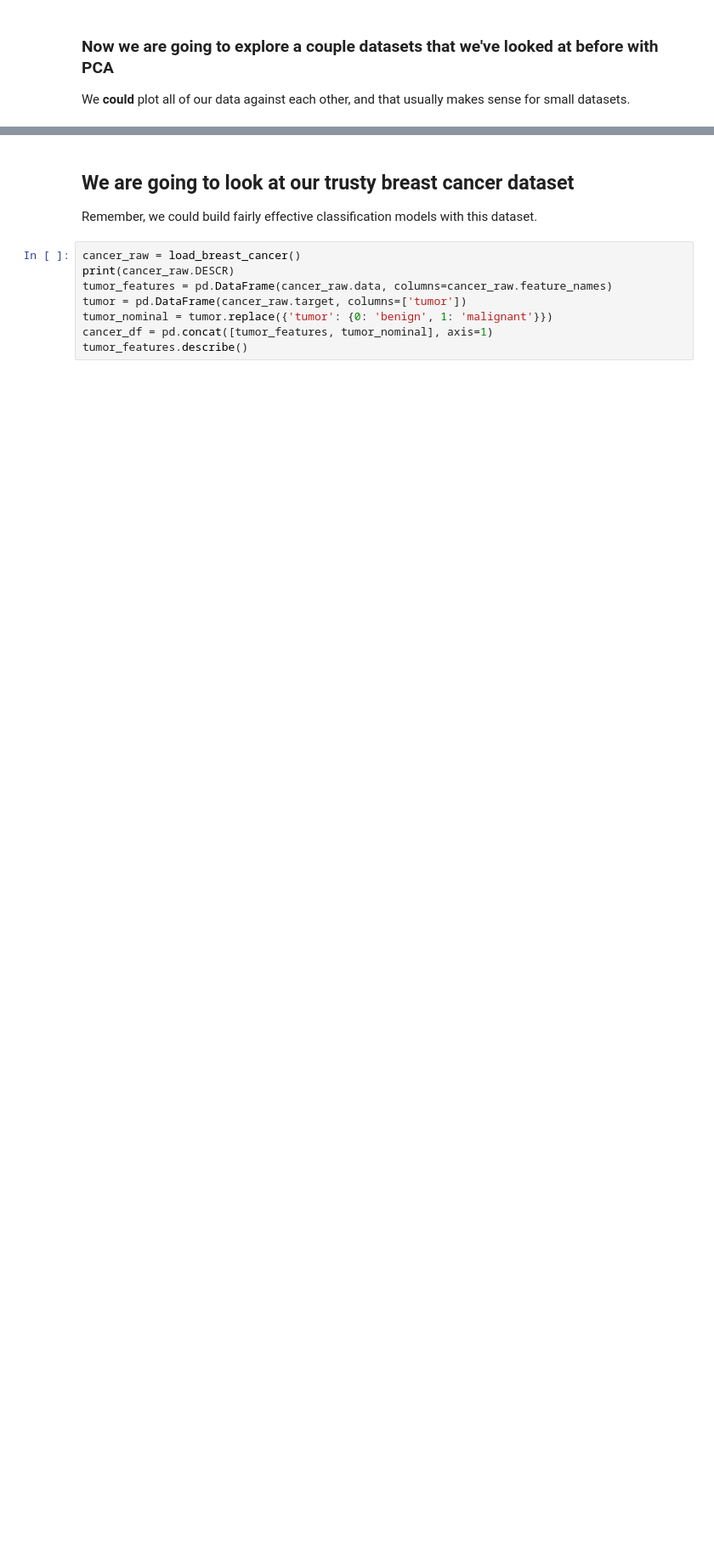
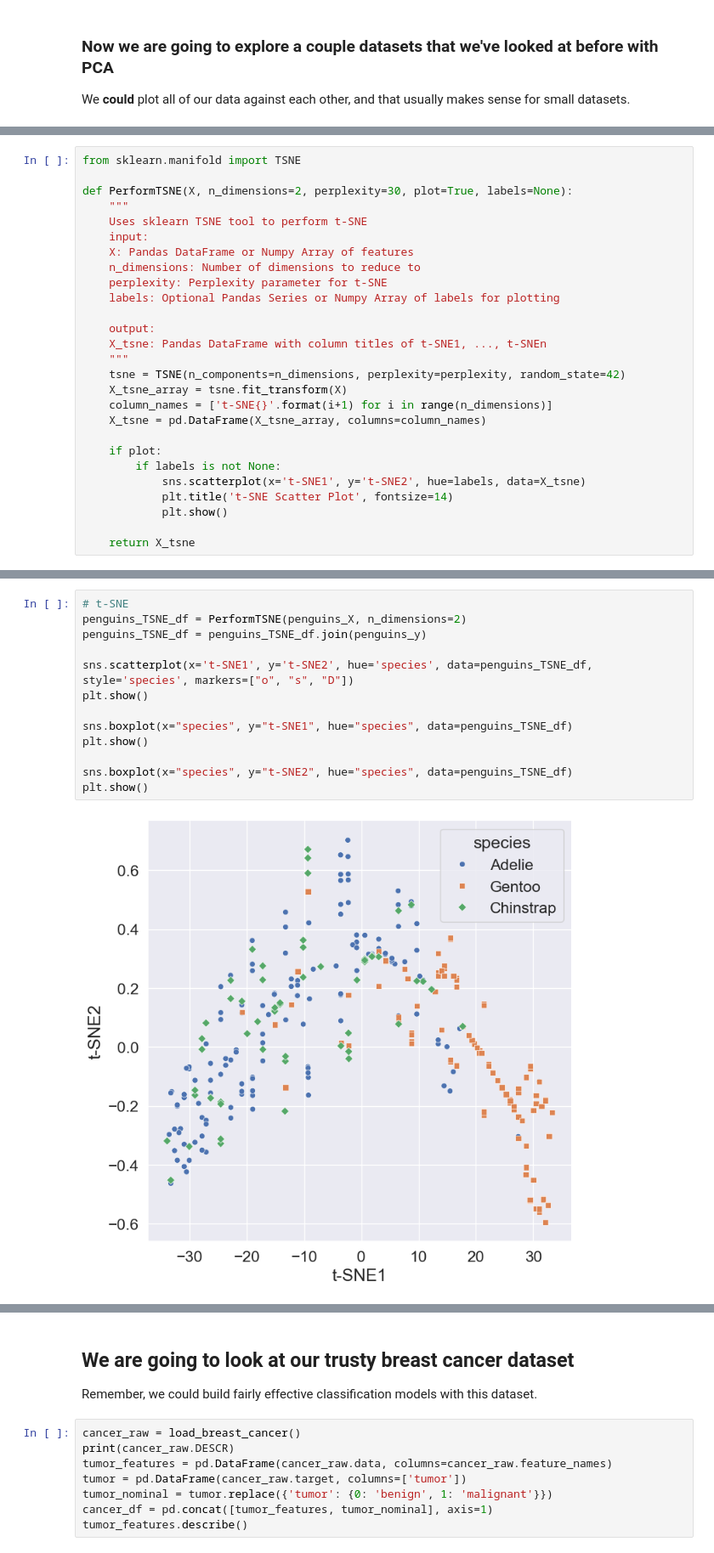
Before and after one commit to BIOL359A-FoundationsOfQBio-Spr25/week9_principalComponentAnalysis, a Jupyter notebook: pca.ipynb, the cells around one changed output, grey strips where cells are left out. Shown at 85% size. Drawn from its saved outputs; the diff is of its cells as text; blank space fills up the shorter version.

Commit message:
adding tsne and umap

```diff
--- a/pca.ipynb
+++ b/pca.ipynb
@@ -204,0 +207,27 @@ sns.boxplot(x="species", y="PC2", hue="species",
+# %%
+from sklearn.manifold import TSNE
+
+def PerformTSNE(X, n_dimensions=2, perplexity=30, plot=True, labels=None):
+    """
+    Uses sklearn TSNE tool to perform t-SNE
+    input:
+    X: Pandas DataFrame or Numpy Array of features
+    n_dimensions: Number of dimensions to reduce to
+    perplexity: Perplexity parameter for t-SNE
+    labels: Optional Pandas Series or Numpy Array of labels for plotting
+
+    output:
+    X_tsne: Pandas DataFrame with column titles of t-SNE1, ..., t-SNEn
+    """
+    tsne = TSNE(n_components=n_dimensions, perplexity=perplexity, random_state=42)
+    X_tsne_array = tsne.fit_transform(X)
+    column_names = ['t-SNE{}'.format(i+1) for i in range(n_dimensions)]
+    X_tsne = pd.DataFrame(X_tsne_array, columns=column_names)
+
+    if plot:
+        if labels is not None:
+            sns.scatterplot(x='t-SNE1', y='t-SNE2', hue=labels, data=X_tsne)
+            plt.title('t-SNE Scatter Plot', fontsize=14)
+            plt.show()
+
+    return X_tsne
@@ -204,0 +262,15 @@ sns.boxplot(x="species", y="PC2", hue="species",
+# %%
+# t-SNE
+penguins_TSNE_df = PerformTSNE(penguins_X, n_dimensions=2)
+penguins_TSNE_df = penguins_TSNE_df.join(penguins_y)
+
+sns.scatterplot(x='t-SNE1', y='t-SNE2', hue='species', data=penguins_TSNE_df, style='species', markers=["o", "s", "D"])
+plt.show()
+
+sns.boxplot(x="species", y="t-SNE1", hue="species", data=penguins_TSNE_df)
+plt.show()
+
+sns.boxplot(x="species", y="t-SNE2", hue="species", data=penguins_TSNE_df)
+plt.show()
+# %% [output]
+[figure, added]
```
Also changed, not shown: parts of 9 cells of this notebook, 1 other file.
